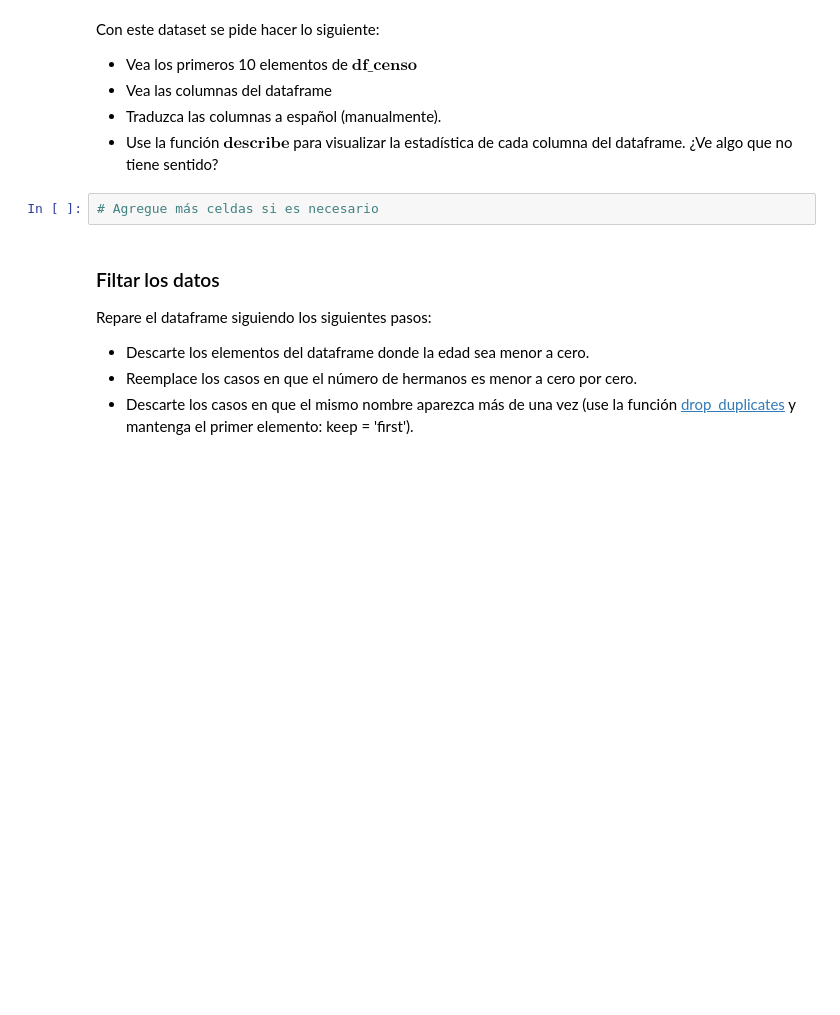
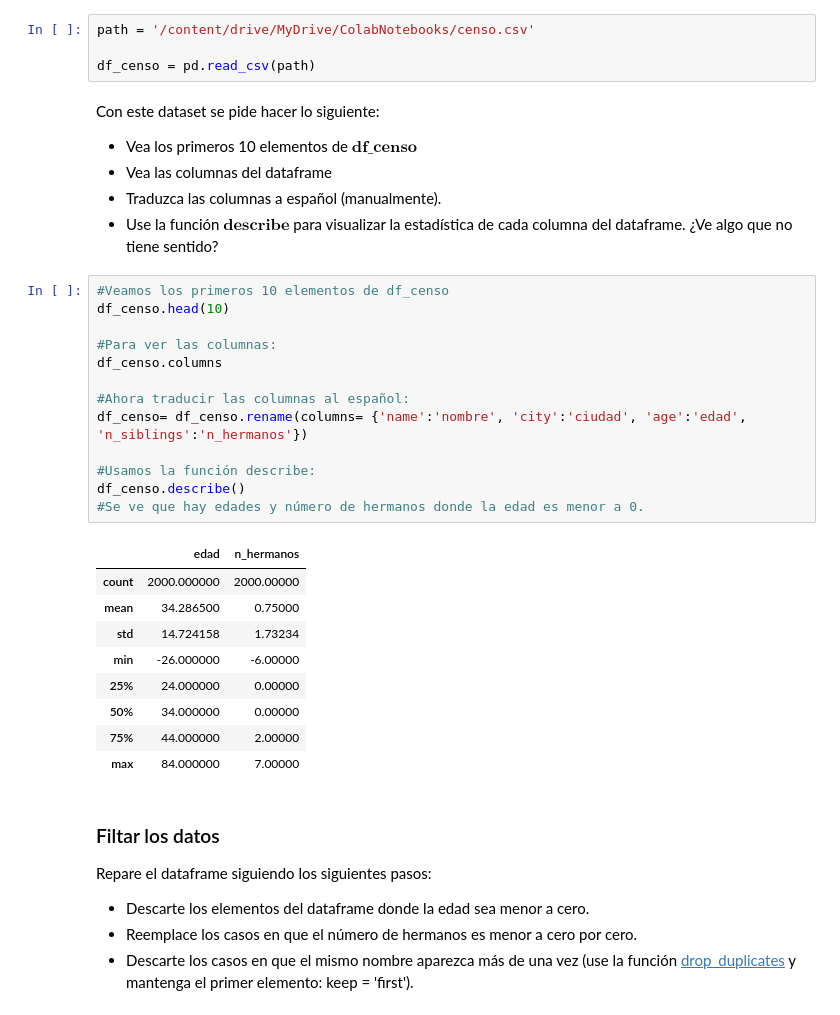
Before and after one commit to FranciscaHM/Tarea-1, a Jupyter notebook: Tarea_1.ipynb, the cells around one changed output. Cells and saved outputs as stored; diff of their text form; blank space fills up the shorter version.

```diff
--- a/Tarea_1.ipynb
+++ b/Tarea_1.ipynb
@@ -163,3 +193,7 @@ path = ''
+# %%
+path = '/content/drive/MyDrive/ColabNotebooks/censo.csv'
+
+df_censo = pd.read_csv(path)
 # %% [markdown]
 Con este dataset se pide hacer lo siguiente:
 
@@ -167,8 +201,29 @@ Con este dataset se pide hacer lo siguiente:
 * Vea las columnas del dataframe
 * Traduzca las columnas a español (manualmente).
 * Use la función $\textbf{describe}$ para visualizar la estadística de cada columna del dataframe. ¿Ve algo que no tiene sentido?
-# %%
-# Agregue más celdas si es necesario
+# %%
+#Veamos los primeros 10 elementos de df_censo
+df_censo.head(10)
+
+#Para ver las columnas:
+df_censo.columns
+
+#Ahora traducir las columnas al español:
+df_censo= df_censo.rename(columns= {'name':'nombre', 'city':'ciudad', 'age':'edad', 'n_siblings':'n_hermanos'})
+
+#Usamos la función describe:
+df_censo.describe()
+#Se ve que hay edades y número de hermanos donde la edad es menor a 0.
+# %% [output]
+|  | edad | n_hermanos |
+| count | 2000.000000 | 2000.00000 |
+| mean | 34.286500 | 0.75000 |
+| std | 14.724158 | 1.73234 |
+| min | -26.000000 | -6.00000 |
+| 25% | 24.000000 | 0.00000 |
+| 50% | 34.000000 | 0.00000 |
+| 75% | 44.000000 | 2.00000 |
+| max | 84.000000 | 7.00000 |
 # %% [markdown]
 ### Filtar los datos
 
```
Also changed, not shown: parts of 10 cells of this notebook.
